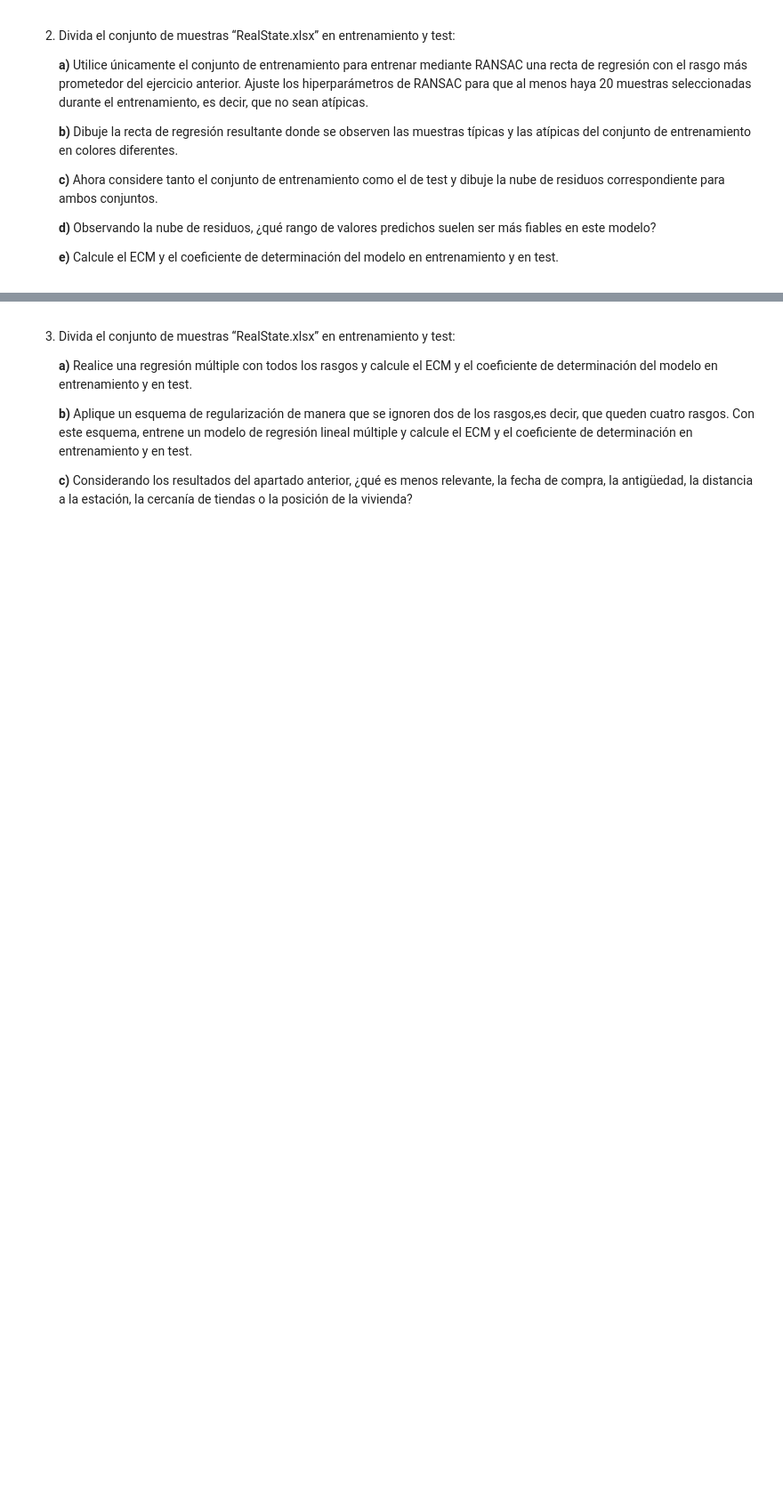
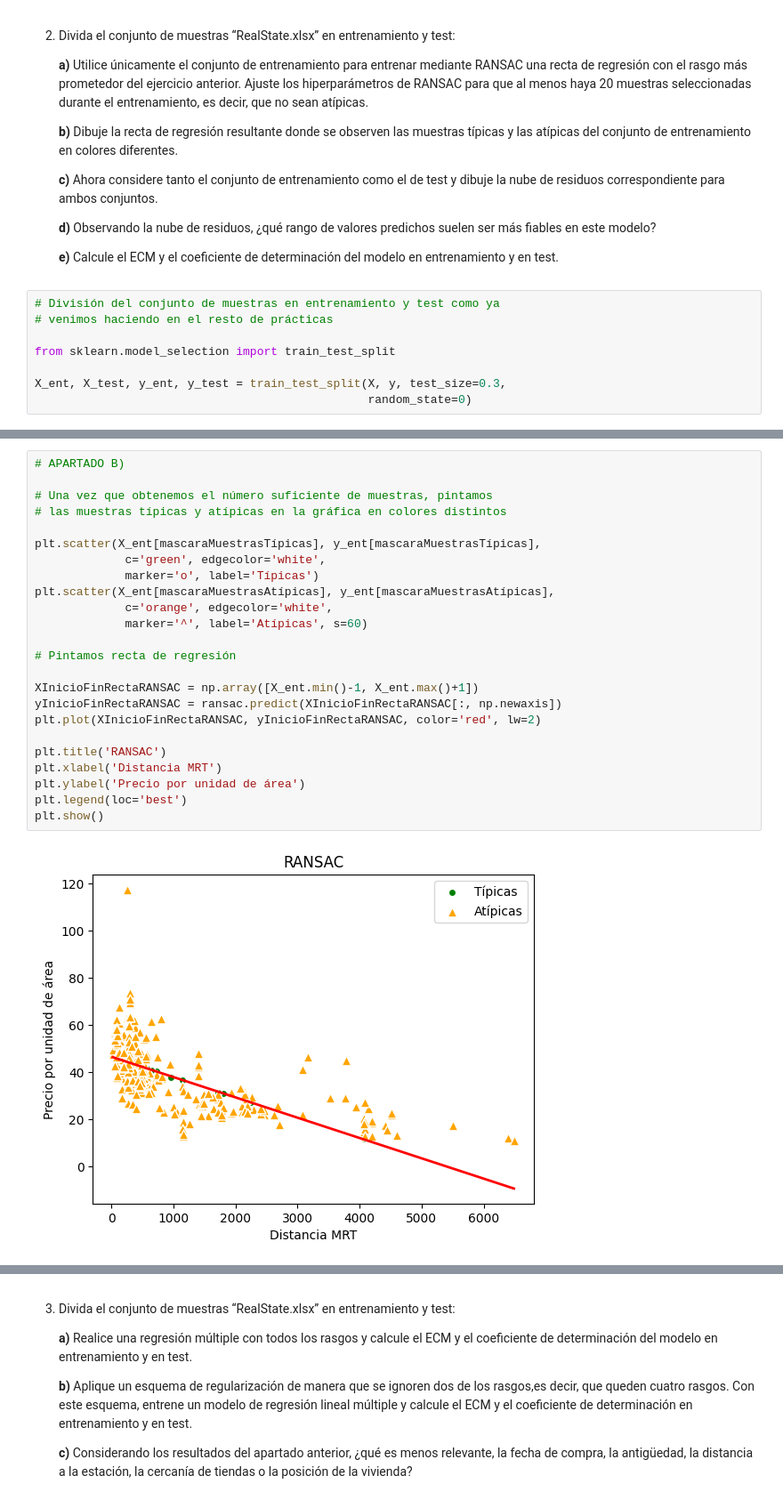
Before and after one commit to pablofazio02/diploma-aprendizaje-automatico-python, a Jupyter notebook: Módulo III - Algoritmos de Aprendizaje Supervisado/V. Algoritmos de regresión/Tarea_Algoritmos_de_regresión.ipynb, the cells around one changed output, grey strips where cells are left out. Shown at 89% size. Drawn from its saved outputs; the diff is of its cells as text; blank space fills up the shorter version.

```diff
--- a/Módulo III - Algoritmos de Aprendizaje Supervisado/V. Algoritmos de regresión/Tarea_Algoritmos_de_regresión.ipynb
+++ b/Módulo III - Algoritmos de Aprendizaje Supervisado/V. Algoritmos de regresión/Tarea_Algoritmos_de_regresión.ipynb
@@ -35,3 +169,11 @@
     **d)** Observando la nube de residuos, ¿qué rango de valores predichos suelen ser más fiables en este modelo?
 
     **e)** Calcule el ECM y el coeficiente de determinación del modelo en entrenamiento y en test.
+# %%
+# División del conjunto de muestras en entrenamiento y test como ya
+# venimos haciendo en el resto de prácticas
+
+from sklearn.model_selection import train_test_split
+
+X_ent, X_test, y_ent, y_test = train_test_split(X, y, test_size=0.3,
+                                                random_state=0)
@@ -37,0 +204,26 @@
+# %%
+# APARTADO B)
+
+# Una vez que obtenemos el número suficiente de muestras, pintamos
+# las muestras típicas y atípicas en la gráfica en colores distintos
+
+plt.scatter(X_ent[mascaraMuestrasTípicas], y_ent[mascaraMuestrasTípicas],
+             c='green', edgecolor='white',
+             marker='o', label='Típicas')
+plt.scatter(X_ent[mascaraMuestrasAtípicas], y_ent[mascaraMuestrasAtípicas],
+             c='orange', edgecolor='white',
+             marker='^', label='Atípicas', s=60)
+
+# Pintamos recta de regresión
+
+XInicioFinRectaRANSAC = np.array([X_ent.min()-1, X_ent.max()+1])
+yInicioFinRectaRANSAC = ransac.predict(XInicioFinRectaRANSAC[:, np.newaxis])
+plt.plot(XInicioFinRectaRANSAC, yInicioFinRectaRANSAC, color='red', lw=2)
+
+plt.title('RANSAC')
+plt.xlabel('Distancia MRT')
+plt.ylabel('Precio por unidad de área')
+plt.legend(loc='best')
+plt.show()
+# %% [output]
+[figure, added]
```
Also changed, not shown: parts of 37 cells of this notebook.
